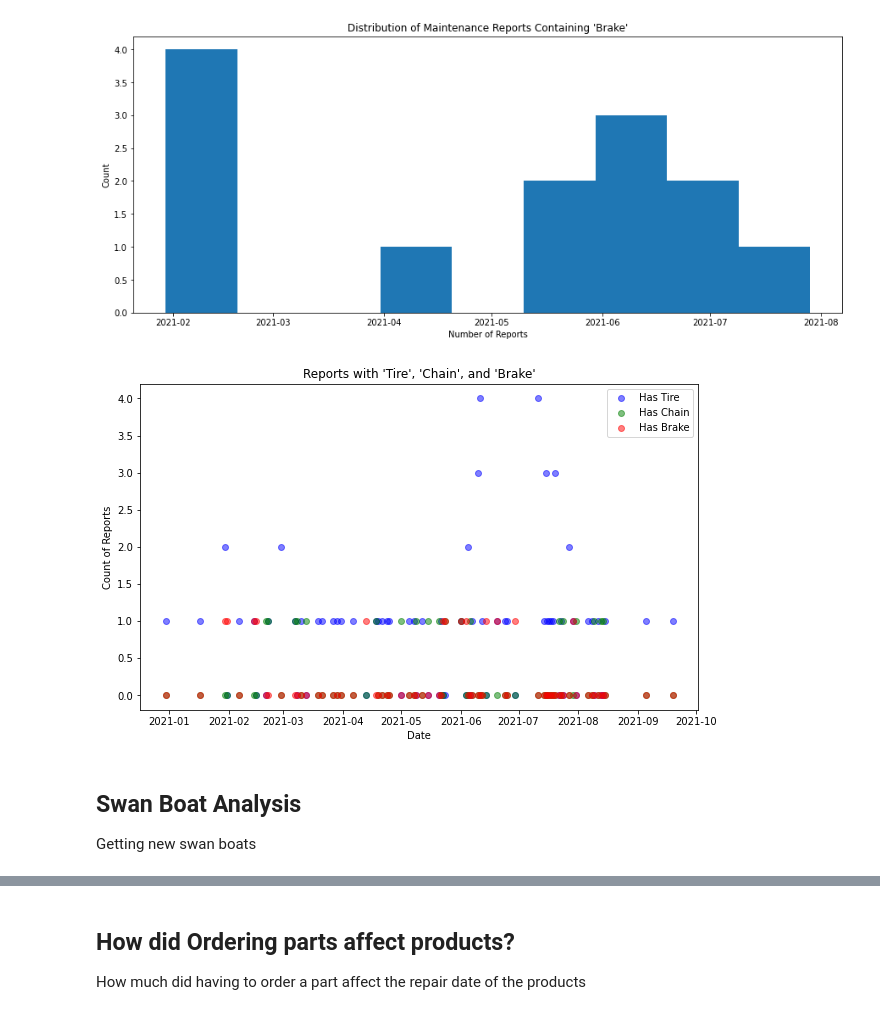
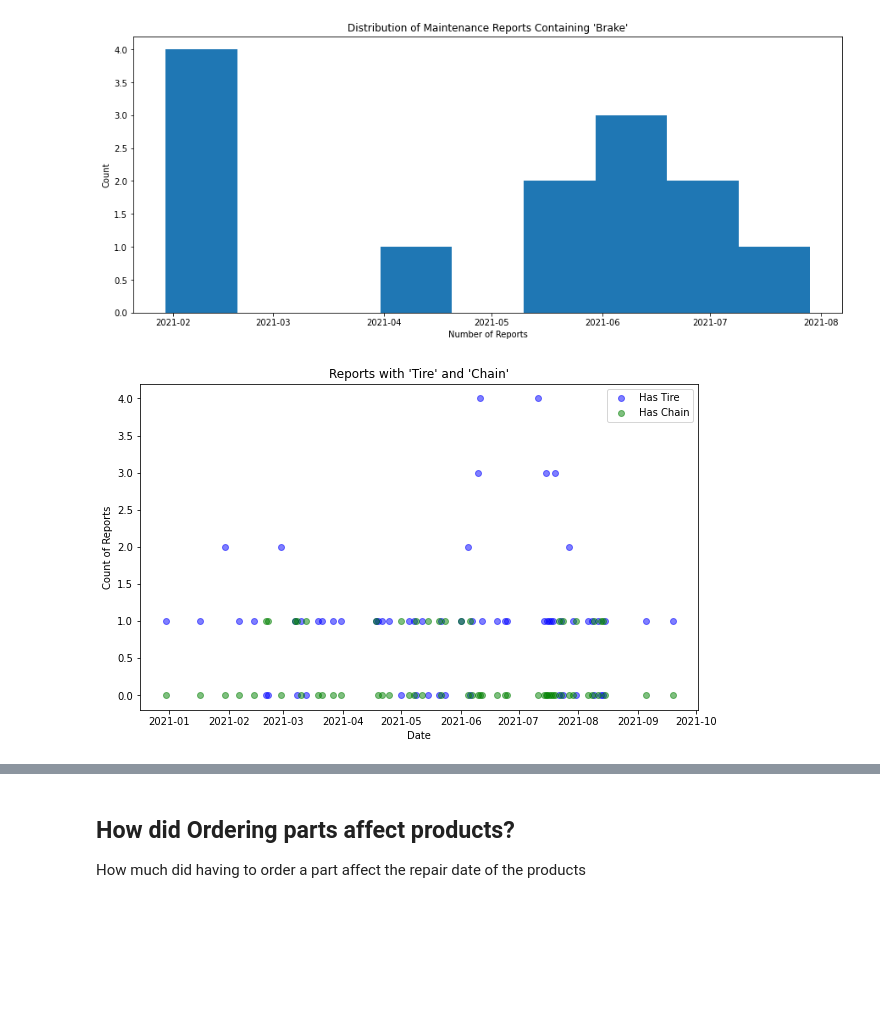
Before and after one commit to robertmounce/Python_Portfolio, a Jupyter notebook: wheel-fun-rentals-cleaning-and-basic-analysis.ipynb, the cells around one changed output, grey strips where cells are left out. Saved outputs shown, nothing was run; the diff lists cells and outputs as text; code cells hidden in the pictures; blank space fills up the shorter version.

Commit message:
Kaggle Notebook | Wheel Fun Rentals Cleaning and Basic Analysis | Version 60

```diff
--- a/wheel-fun-rentals-cleaning-and-basic-analysis.ipynb
+++ b/wheel-fun-rentals-cleaning-and-basic-analysis.ipynb
@@ -715,5 +615,0 @@ July_reports.describe()
-# %%
-# Update 'Fixed_Days' to dataset mean of 17.6 for July 2021 reports
-df.loc[July_reports.index, 'Fixed_Days'] = 17.6
-df.describe()
-# 13 reports changed from 32 outlier reports
@@ -896,7 +796,7 @@ plt.show()
 ## Tire Related Problems Overtime
 # %%
 # Create a new column that contains a boolean value indicating whether the description contains the word "tire"
-df["Has_Tire"] = df["Description"].str.contains("tire|flat")
+df["Has_Tire"] = df["Description"].str.contains("tire")
 
 # Group the data by Down_Date and count the number of rows for each date that have a description containing the word "tire"
 tire_counts = df.groupby("YearMonth")["Has_Tire"].sum()
@@ -961,25 +861,19 @@ plt.show()
 # %%
 
 # Group the data by date and count the number of maintenance reports for each variable
-df_count = df.groupby(["Down_Date"])[["Has_Tire", "Has_Chain","Has_Brake"]].sum()
+df_count = df.groupby(["Down_Date"])[["Has_Tire", "Has_Chain"]].sum()
 
 # Filter out any days with zero reports
 df_count = df_count[(df_count.T != 0).any()]
-
-df_melted = df_count.reset_index().melt(id_vars='Down_Date', value_vars=['Has_Tire', 'Has_Chain', 'Has_Brake'], var_name='Issue', value_name='Count')
 
 # Create a scatter plot of the count over time for both variables
 fig, ax = plt.subplots(figsize=(10, 6))
 ax.scatter(df_count.index, df_count["Has_Tire"], color='blue', alpha=0.5, label="Has Tire")
 ax.scatter(df_count.index, df_count["Has_Chain"], color='green', alpha=0.5, label="Has Chain")
-ax.scatter(df_count.index, df_count["Has_Brake"], color='red', alpha=0.5, label="Has Brake")
-ax.set_title("Reports with 'Tire', 'Chain', and 'Brake'")
+ax.set_title("Reports with 'Tire' and 'Chain'")
 ax.set_xlabel("Date")
 ax.set_ylabel("Count of Reports")
 ax.legend()
 plt.show()
 # %% [output]
-[figure, old version]
+[figure, new version]
-# %% [markdown]
-## Swan Boat Analysis
-Getting new swan boats
```
Also changed, not shown: parts of 48 cells of this notebook.
